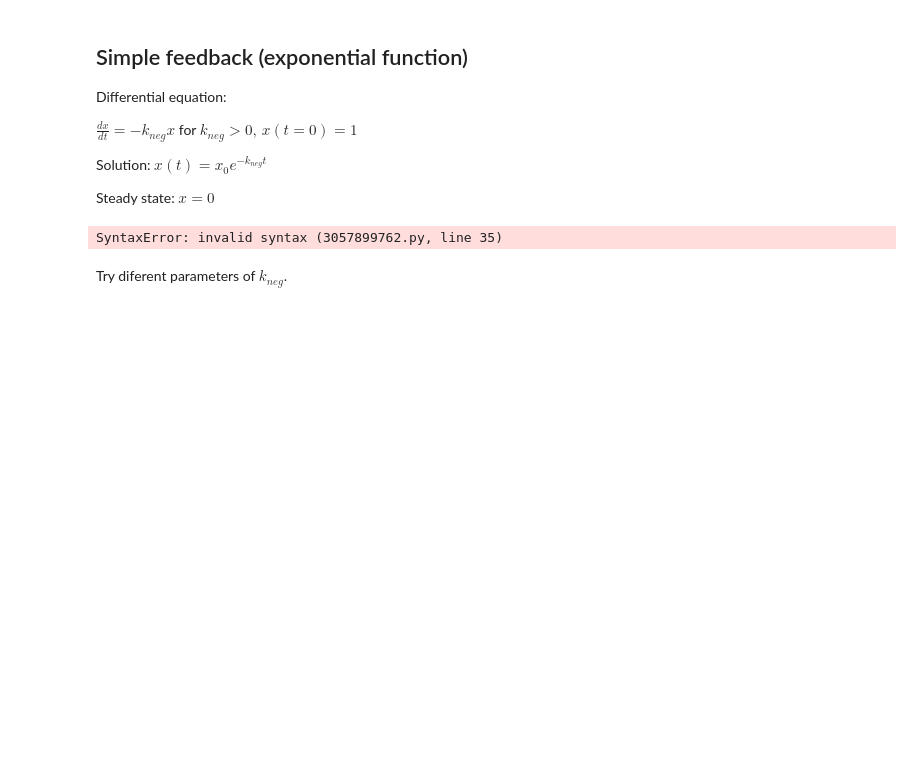
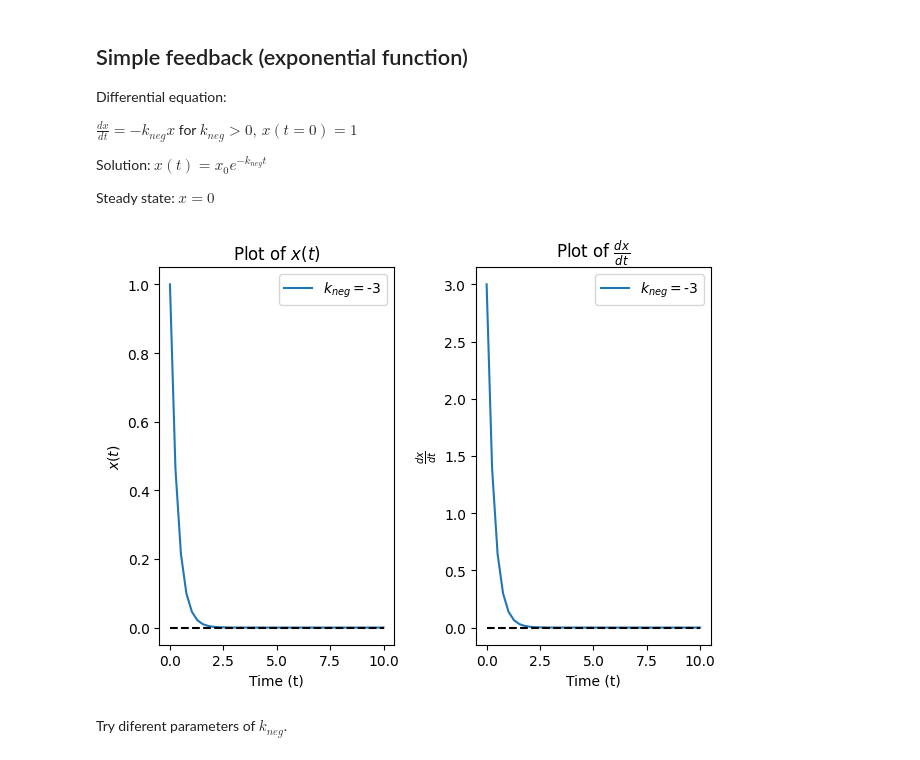
Before and after one commit to mar-esther23/EOBM_2024_viz, a Jupyter notebook: LIBB_3Change.ipynb, the cells around one changed output. Drawn from its saved outputs; the diff is of its cells as text; code cells hidden in the pictures; blank space fills up the shorter version.

Commit message:
Fixed error
Move to its own repo

```diff
--- a/LIBB_3Change.ipynb
+++ b/LIBB_3Change.ipynb
@@ -25,52 +25,35 @@ t = np.linspace(0, 10, 40) # time
 
 # Differential equation model accepting parameter k
 def d_exp(x, t, k):
     return k * x
 
 # Steady state
 xeq = 0
 
 # Solve ODE and get x(t)
 x_t = odeint(d_exp, x0, t, args=(k,))
 
 # Calculate dx/dt
 dx_dt = -k * x_t
 
 
 # Creating subplots
 fig, axs = plt.subplots(1,2)
 
 # Plot x(t) and dx/dt in separate subplots
 for ax, y, yeq, title in zip(axs, [x_t, dx_dt], [xeq, 0],
                              [r"$x(t)$", r"$\frac{dx}{dt}$"]):
     ax.plot(t, y, label=r"$k_{neg}=$"+str(k))
     ax.hlines(yeq, t.min(), t.max(), color='black', linestyle='dashed')
     ax.set_xlabel('Time (t)')
     ax.set_ylabel(title)
     ax.set_title(f"Plot of {title}")
     ax.legend()
 
 plt.tight_layout()
-
-Introduction to Systems Biology
-3. The magic of change and how to find it
-
-import numpy as np
-
-from scipy.integrate import odeint
-
-import matplotlib.pyplot as plt
-
-Simple feedback (exponential function)
-
-Differential equation:
-
-𝑑𝑥𝑑𝑡=−𝑘𝑛𝑒𝑔𝑥
-for 𝑘𝑛𝑒𝑔>0,𝑥(𝑡=0)=1
-
-Solution: 𝑥(𝑡)=𝑥0𝑒−𝑘𝑛𝑒𝑔𝑡plt.show()
+plt.show()
 # %% [output]
-SyntaxError: invalid syntax (3057899762.py, line 35)
+[figure, added]
 # %% [markdown]
 Try diferent parameters of $k_{neg}$.
 # %%
```
Also changed, not shown: parts of 7 cells of this notebook.
